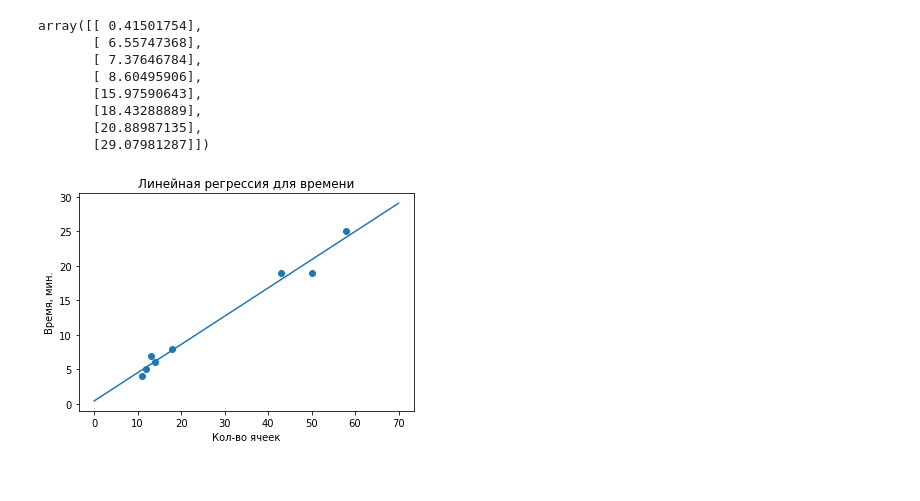
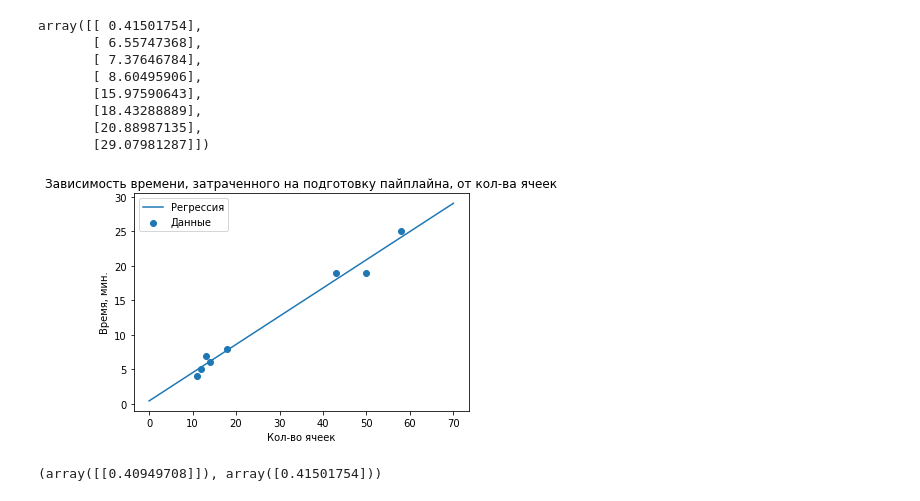
Before and after one commit to ruslanbk11/ipython_check, a Jupyter notebook: LinearRegressionAndDataGraphs.ipynb, the cells around one changed output. Cells and saved outputs as stored; diff of their text form; code cells hidden in the pictures.

Commit message:
Added printing coefs of regression

```diff
--- a/LinearRegressionAndDataGraphs.ipynb
+++ b/LinearRegressionAndDataGraphs.ipynb
@@ -34,7 +34,7 @@ reg.fit(x, y)
 # %% [output]
 LinearRegression(copy_X=True, fit_intercept=True, n_jobs=None, normalize=False)
 # %%
-x_test = np.array(sorted([0, 15, 17, 20, 38, 70, 50, 44])).reshape(-1, 1)
+x_test = np.array([0, 15, 17, 20, 38, 44, 50, 70]).reshape(-1, 1)
 
 prediction = reg.predict(x_test)
 prediction
@@ -48,13 +48,18 @@ array([[ 0.41501754],
        [20.88987135],
        [29.07981287]])
 # %%
-plt.scatter(x, y)
-plt.plot(x_test, prediction)
+plt.scatter(x, y, label='Данные')
+plt.plot(x_test, prediction, label='Регрессия')
 
-plt.title("Линейная регрессия для времени")
+plt.title("Зависимость времени, затраченного на подготовку пайплайна, от кол-ва ячеек")
 plt.xlabel('Кол-во ячеек')
 plt.ylabel('Время, мин.')
+plt.legend(loc='best')
 
 plt.show()
 # %% [output]
-[figure, old version]
+[figure, new version]
+# %%
+reg.coef_, reg.intercept_
+# %% [output]
+(array([[0.40949708]]), array([0.41501754]))
```
